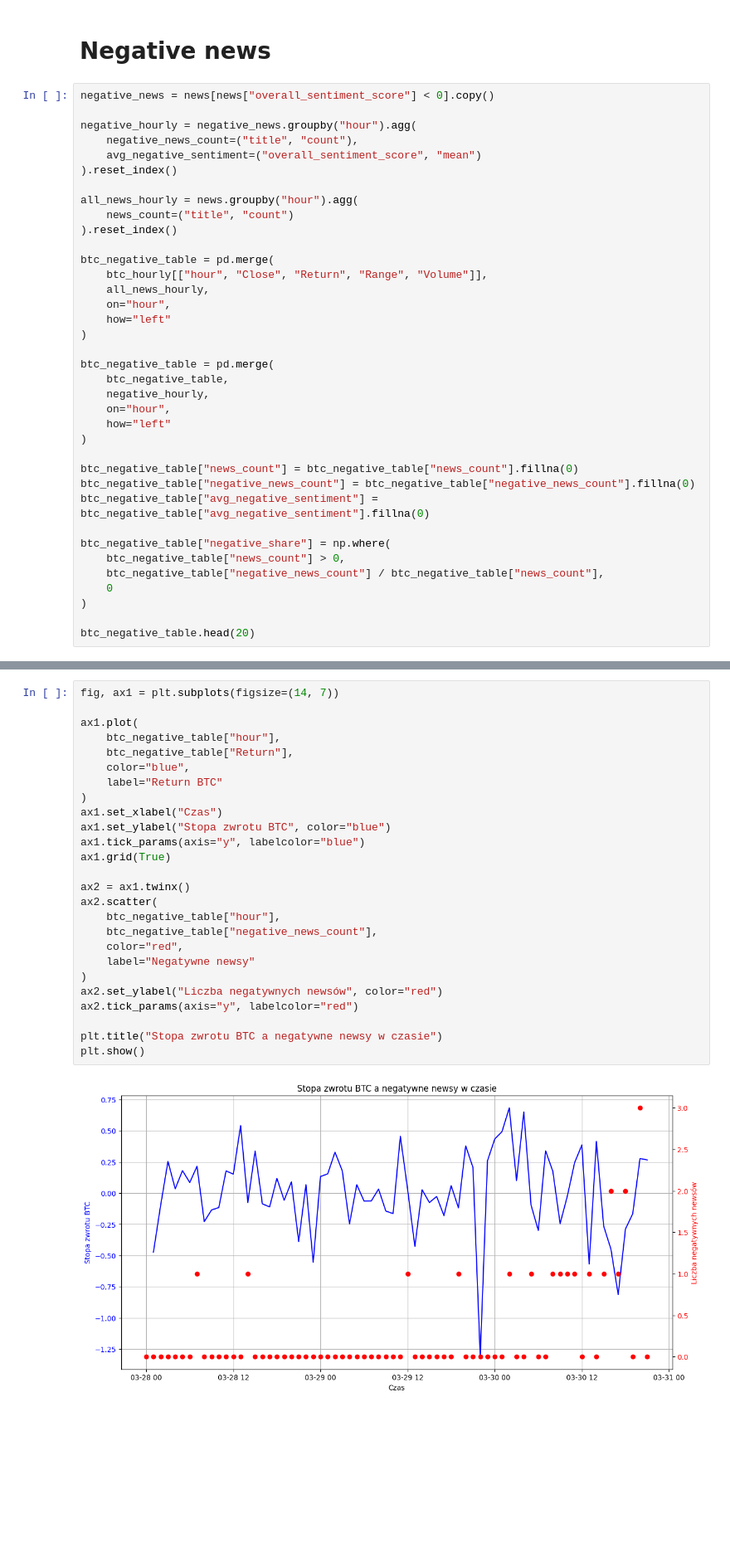
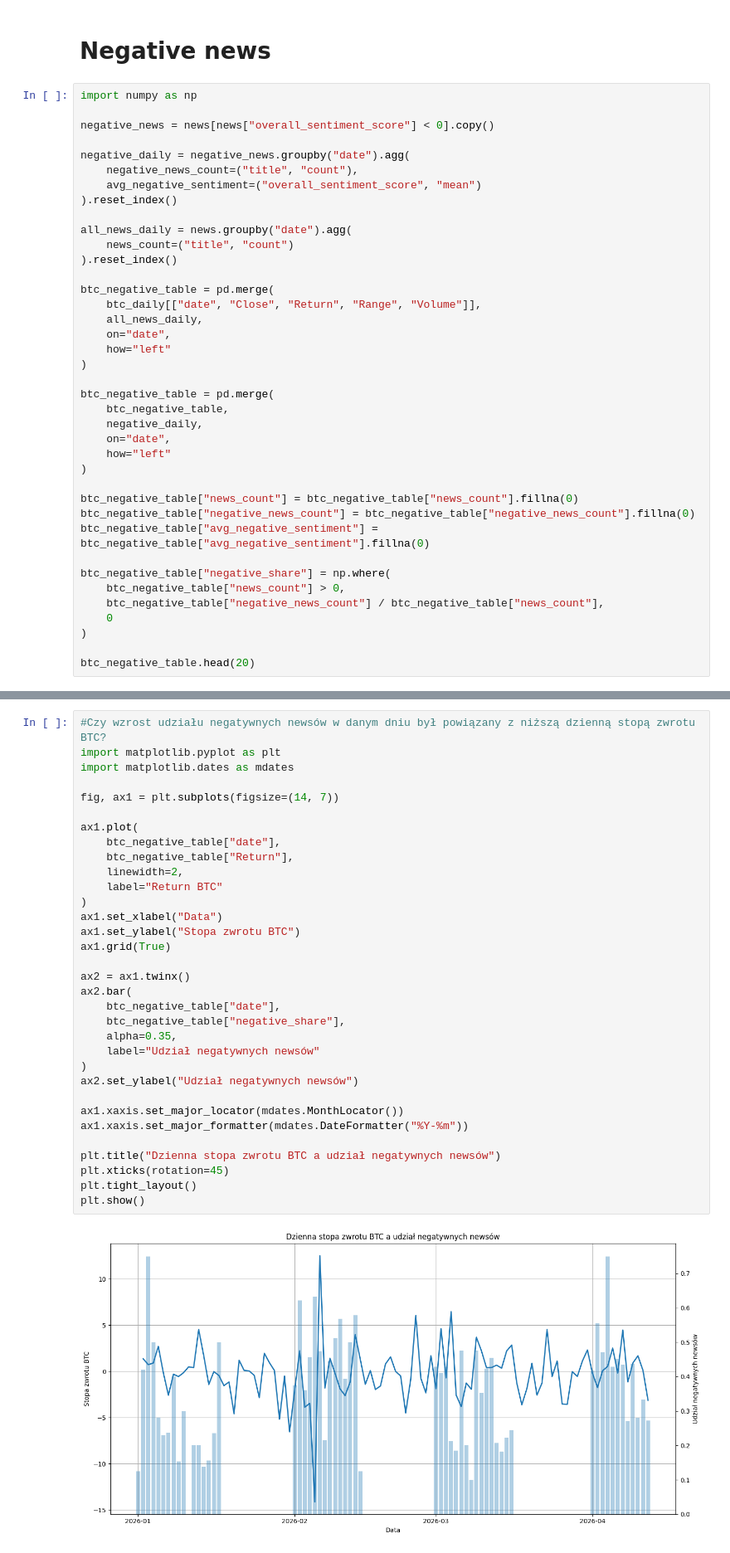
Before and after one commit to SkyWalker0-0/Inwestycje-newsy-i-sentyment---POC, a Jupyter notebook: bitcoin_poc.ipynb, the cells around one changed output, grey strips where cells are left out. Shown at 83% size. Drawn from its saved outputs; the diff is of its cells as text; blank space fills up the shorter version.

```diff
--- a/bitcoin_poc.ipynb
+++ b/bitcoin_poc.ipynb
@@ -686,28 +958,30 @@ W analizowanym zbiorze zaobserwowano słabą ujemną zależność między godzin
 # %% [markdown]
 # Negative news
 # %%
+import numpy as np
+
 negative_news = news[news["overall_sentiment_score"] < 0].copy()
 
-negative_hourly = negative_news.groupby("hour").agg(
+negative_daily = negative_news.groupby("date").agg(
     negative_news_count=("title", "count"),
     avg_negative_sentiment=("overall_sentiment_score", "mean")
 ).reset_index()
 
-all_news_hourly = news.groupby("hour").agg(
+all_news_daily = news.groupby("date").agg(
     news_count=("title", "count")
 ).reset_index()
 
 btc_negative_table = pd.merge(
-    btc_hourly[["hour", "Close", "Return", "Range", "Volume"]],
-    all_news_hourly,
-    on="hour",
+    btc_daily[["date", "Close", "Return", "Range", "Volume"]],
+    all_news_daily,
+    on="date",
     how="left"
 )
 
 btc_negative_table = pd.merge(
     btc_negative_table,
-    negative_hourly,
-    on="hour",
+    negative_daily,
+    on="date",
     how="left"
 )
 
@@ -743,30 +1017,37 @@ btc_negative_table.head(20)
 # %%
+#Czy wzrost udziału negatywnych newsów w danym dniu był powiązany z niższą dzienną stopą zwrotu BTC?
+import matplotlib.pyplot as plt
+import matplotlib.dates as mdates
+
 fig, ax1 = plt.subplots(figsize=(14, 7))
 
 ax1.plot(
-    btc_negative_table["hour"],
+    btc_negative_table["date"],
     btc_negative_table["Return"],
-    color="blue",
+    linewidth=2,
     label="Return BTC"
 )
-ax1.set_xlabel("Czas")
-ax1.set_ylabel("Stopa zwrotu BTC", color="blue")
-ax1.tick_params(axis="y", labelcolor="blue")
+ax1.set_xlabel("Data")
+ax1.set_ylabel("Stopa zwrotu BTC")
 ax1.grid(True)
 
 ax2 = ax1.twinx()
-ax2.scatter(
-    btc_negative_table["hour"],
-    btc_negative_table["negative_news_count"],
-    color="red",
-    label="Negatywne newsy"
+ax2.bar(
+    btc_negative_table["date"],
+    btc_negative_table["negative_share"],
+    alpha=0.35,
+    label="Udział negatywnych newsów"
 )
-ax2.set_ylabel("Liczba negatywnych newsów", color="red")
-ax2.tick_params(axis="y", labelcolor="red")
+ax2.set_ylabel("Udział negatywnych newsów")
 
-plt.title("Stopa zwrotu BTC a negatywne newsy w czasie")
+ax1.xaxis.set_major_locator(mdates.MonthLocator())
+ax1.xaxis.set_major_formatter(mdates.DateFormatter("%Y-%m"))
+
+plt.title("Dzienna stopa zwrotu BTC a udział negatywnych newsów")
+plt.xticks(rotation=45)
+plt.tight_layout()
 plt.show()
 # %% [output]
-[figure, old version]
+[figure, new version]
 # %% [markdown]
 # Wniosek:
```
Also changed, not shown: parts of 54 cells of this notebook, 4 other files.
